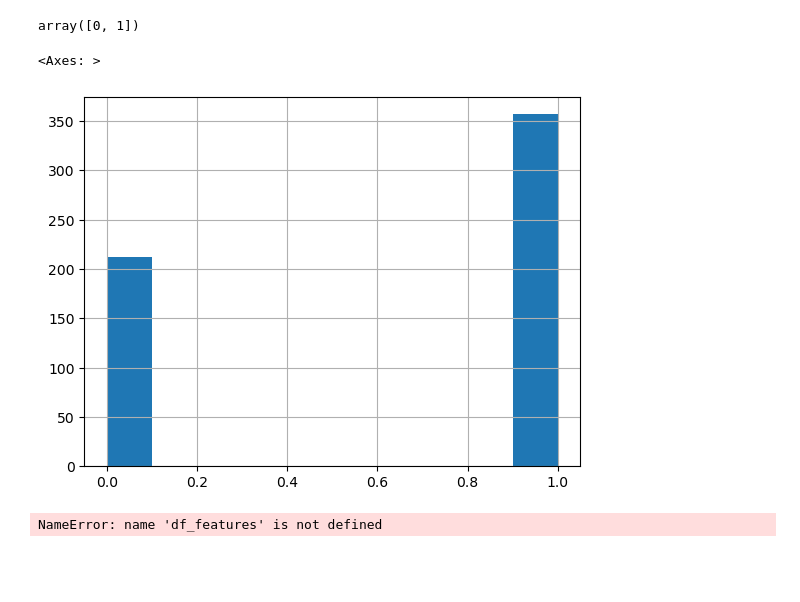
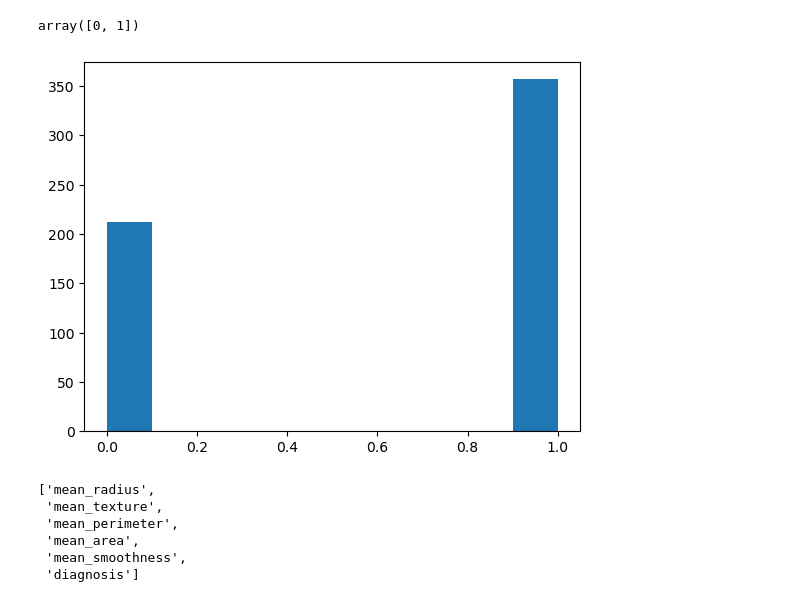
Before and after one commit to FoubaDev/BreathCancer, a Jupyter notebook: Cancer_Classification.ipynb, the cells around one changed output. Cells and saved outputs as stored; diff of their text form; code cells hidden in the pictures; blank space fills up the shorter version.

```diff
--- a/Cancer_Classification.ipynb
+++ b/Cancer_Classification.ipynb
@@ -45,20 +45,26 @@ df.describe()
 df['diagnosis'].unique()
 # %% [output]
 array([0, 1])
-# %%
-df['diagnosis'].hist()
-# %% [output]
-<Axes: >
-[figure, removed]
 # %%
 import matplotlib.pyplot as plt
 import seaborn as sns
+# %%
+plt.hist(df["diagnosis"])
+# Afficher le graphique
+plt.show()
+# %% [output]
+[figure, added]
 # %%
 # on convertit les features en une liste de columns
-columns = df_features.columns.tolist()
+columns = df.columns.tolist()
 columns
 # %% [output]
-NameError: name 'df_features' is not defined
+['mean_radius',
+ 'mean_texture',
+ 'mean_perimeter',
+ 'mean_area',
+ 'mean_smoothness',
+ 'diagnosis']
 # %%
 plt.figure(figsize=(16,38))
 
```
Also changed, not shown: parts of 112 cells of this notebook.
